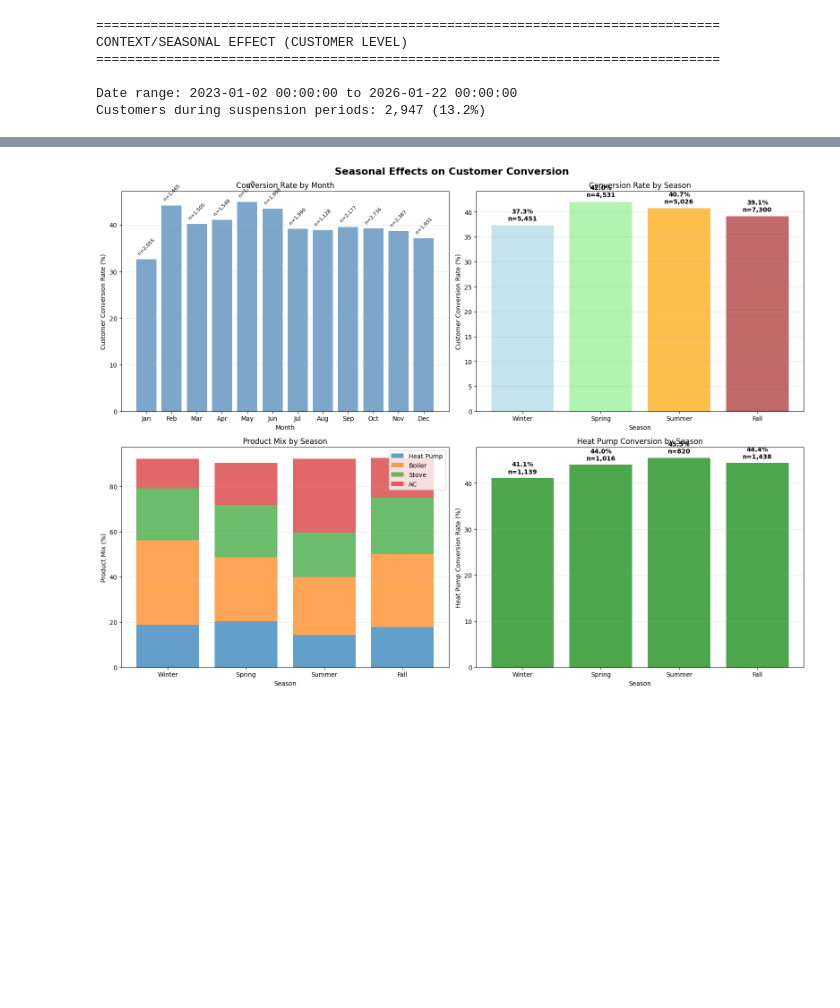
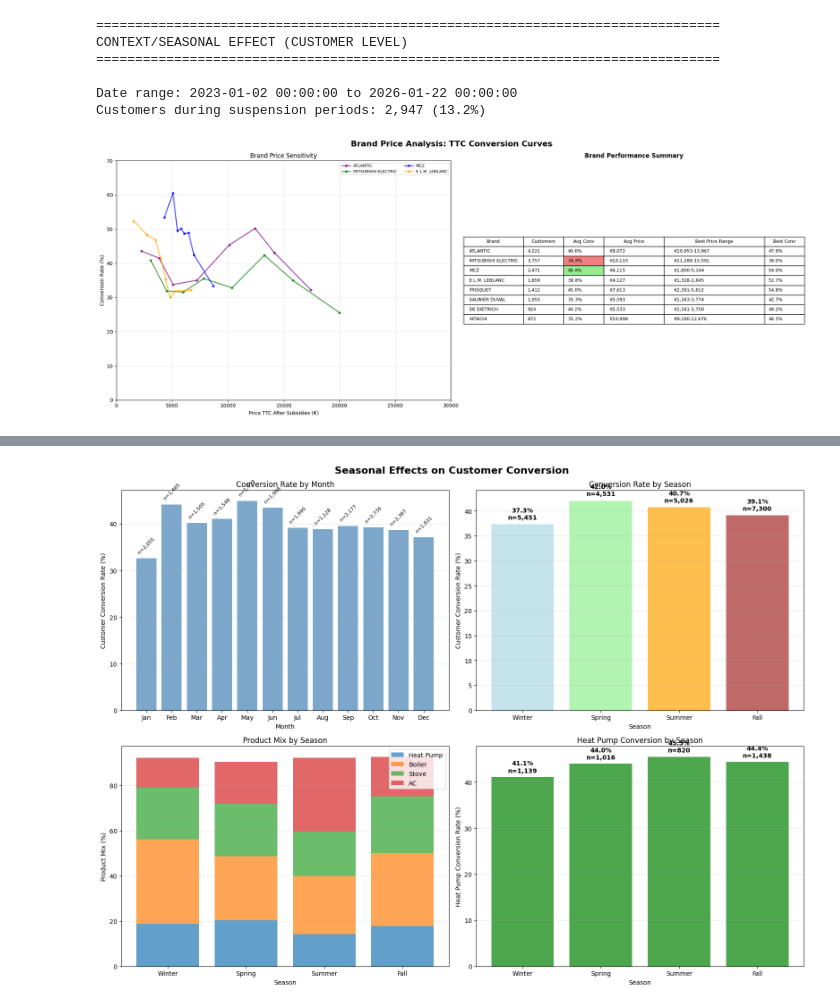
Before and after one commit to vslovik/ai-france-hvac, a Jupyter notebook: _eda_price.ipynb, the cells around one changed output, grey strips where cells are left out. Saved outputs shown, nothing was run; the diff lists cells and outputs as text; code cells hidden in the pictures; blank space fills up the shorter version.

```diff
--- a/_eda_price.ipynb
+++ b/_eda_price.ipynb
@@ -979,3 +1046,80 @@ CONTEXT/SEASONAL EFFECT (CUSTOMER LEVEL)
 
 Date range: 2023-01-02 00:00:00 to 2026-01-22 00:00:00
 Customers during suspension periods: 2,947 (13.2%)
+# %%
+# Create a 2-panel figure: individual curves + summary table
+fig, axes = plt.subplots(1, 2, figsize=(20, 8))
+fig.suptitle('Brand Price Analysis: TTC Conversion Curves', fontsize=16, fontweight='bold')
+
+# Panel 1: Individual brand curves
+ax1 = axes[0]
+
+for idx, (brand, color) in enumerate(zip(top_brands, colors)):
+    subset = customers_clean[customers_clean['main_brand'] == brand]
+
+    if len(subset) > 200:
+        subset['price_bin'] = pd.qcut(subset['avg_out_of_pocket'], q=8, duplicates='drop')
+        bin_conv = subset.groupby('price_bin')['converted'].mean() * 100
+        bin_price = subset.groupby('price_bin')['avg_out_of_pocket'].mean()
+
+        ax1.plot(bin_price, bin_conv, 'o-', color=color, linewidth=2,
+                label=brand, alpha=0.7, markersize=4)
+
+ax1.set_xlabel('Price TTC After Subsidies (€)')
+ax1.set_ylabel('Conversion Rate (%)')
+ax1.set_title('Brand Price Sensitivity')
+ax1.grid(True, alpha=0.3)
+ax1.legend(loc='upper right', ncol=2, fontsize=8)
+ax1.set_xlim(0, 30000)
+ax1.set_ylim(0, 70)
+
+# Panel 2: Summary statistics table
+ax2 = axes[1]
+ax2.axis('off')
+
+# Prepare summary data
+summary_data = []
+for brand in top_brands:
+    subset = customers_clean[customers_clean['main_brand'] == brand]
+    if len(subset) > 100:
+        # Find best price range
+        subset['price_bin'] = pd.qcut(subset['avg_out_of_pocket'], q=5, duplicates='drop')
+        bin_stats = subset.groupby('price_bin')['converted'].mean()
+        best_bin = bin_stats.idxmax()
+        best_conv = bin_stats.max() * 100
+        best_price_range = f"€{best_bin.left:,.0f}-{best_bin.right:,.0f}"
+
+        summary_data.append([
+            brand,
+            f"{len(subset):,}",
+            f"{subset['converted'].mean()*100:.1f}%",
+            f"€{subset['avg_out_of_pocket'].mean():,.0f}",
+            best_price_range,
+            f"{best_conv:.1f}%"
+        ])
+
+# Create table
+table = ax2.table(cellText=summary_data,
+                  colLabels=['Brand', 'Customers', 'Avg Conv', 'Avg Price', 'Best Price Range', 'Best Conv'],
+                  cellLoc='left',
+                  loc='center',
+                  colWidths=[0.15, 0.1, 0.1, 0.15, 0.25, 0.1])
+
+table.auto_set_font_size(False)
+table.set_fontsize(9)
+table.scale(1.2, 1.5)
+
+# Color code by performance
+for i, row in enumerate(summary_data):
+    conv = float(row[2].strip('%'))
+    if conv > 45:
+        table[(i+1, 2)].set_facecolor('lightgreen')
+    elif conv < 35:
+        table[(i+1, 2)].set_facecolor('lightcoral')
+
+ax2.set_title('Brand Performance Summary', fontsize=12, fontweight='bold')
+
+plt.tight_layout()
+plt.show()
+# %% [output]
+[figure, added]
```
Also changed, not shown: parts of 4 cells of this notebook, 2 other files.
